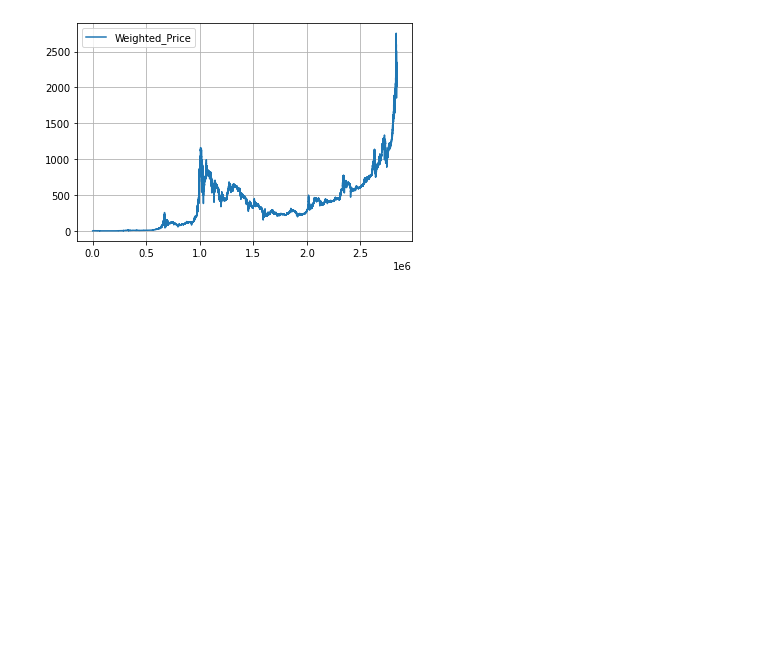
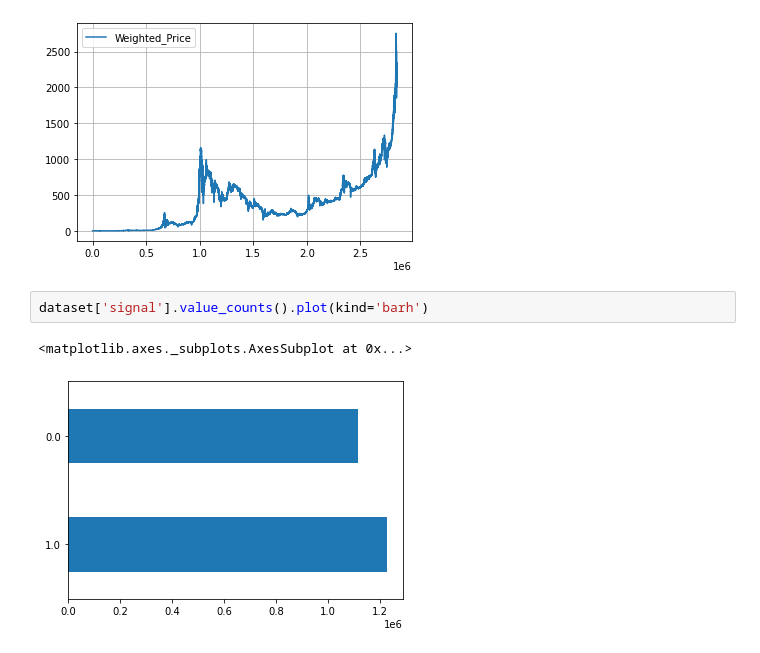
Before and after one commit to dkomlen/finance-ml, a Jupyter notebook: Dimensionality_reduction_Bitcoin_price_prediction.ipynb, the cells around one changed output. Drawn from its saved outputs; the diff is of its cells as text; blank space fills up the shorter version.

```diff
--- a/Dimensionality_reduction_Bitcoin_price_prediction.ipynb
+++ b/Dimensionality_reduction_Bitcoin_price_prediction.ipynb
@@ -258,3 +277,8 @@ dataset[['Weighted_Price']].plot(grid=True)
 plt.show()
 # %% [output]
 [figure]
+# %%
+dataset['signal'].value_counts().plot(kind='barh')
+# %% [output]
+<matplotlib.axes._subplots.AxesSubplot at 0x...>
+[figure, added]
```
Also changed, not shown: parts of 22 cells of this notebook.
